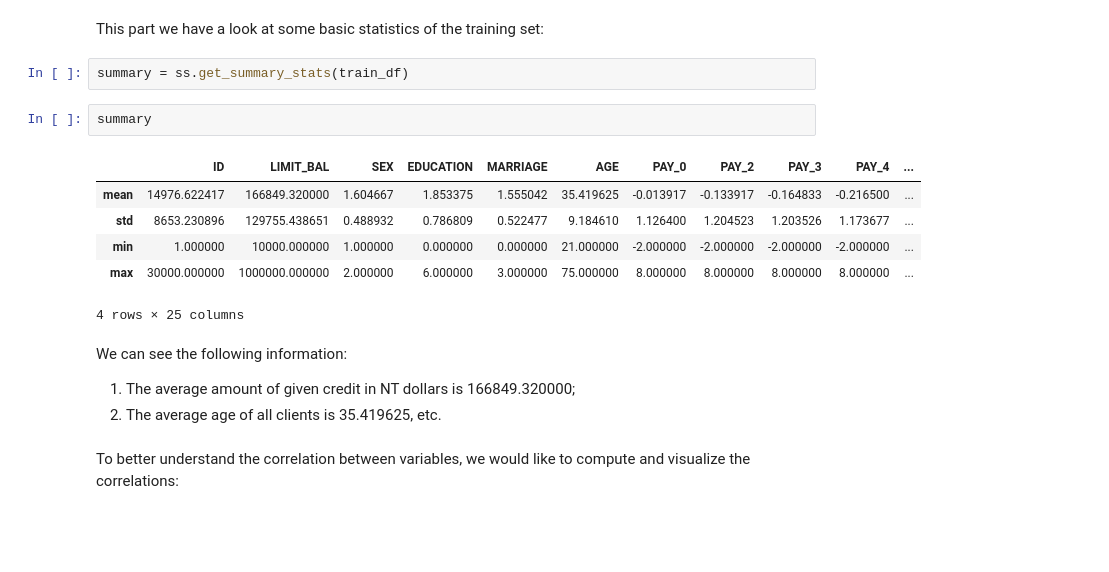
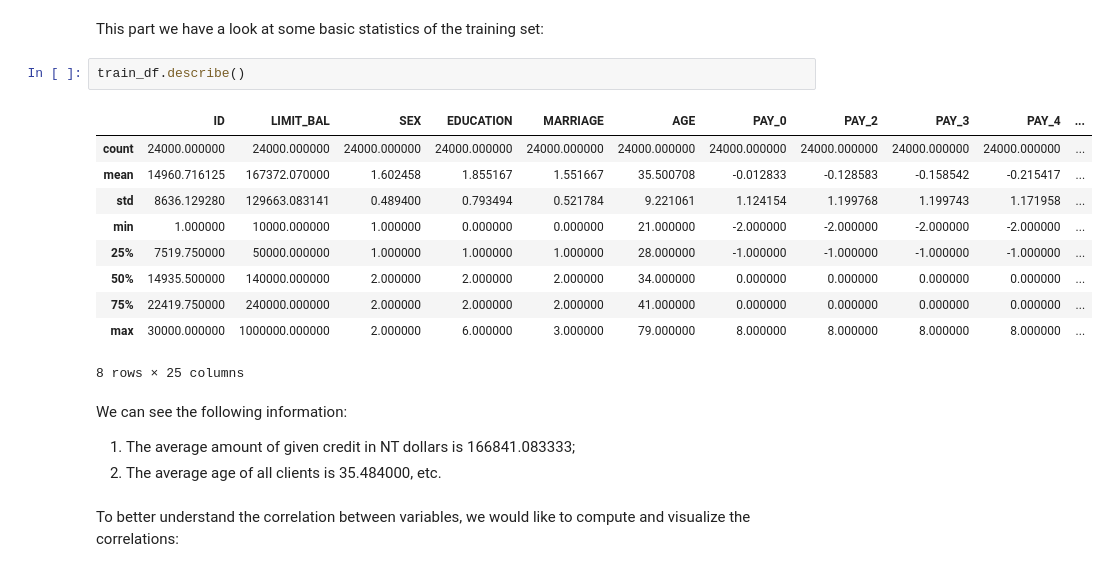
Before and after one commit to hmartin11/DSCI-310-Group-4, a Jupyter notebook: data_analysis.ipynb, the cells around one changed output. Saved outputs shown, nothing was run; the diff lists cells and outputs as text; blank space fills up the shorter version.

```diff
--- a/data_analysis.ipynb
+++ b/data_analysis.ipynb
@@ -135,20 +136,22 @@ Great! The dataset is super clean, and no missing value is found.
 # %% [markdown]
 This part we have a look at some basic statistics of the training set:
 # %%
-summary = ss.get_summary_stats(train_df)
+train_df.describe()
+# %% [output]
+|  | ID | LIMIT_BAL | SEX | EDUCATION | MARRIAGE | AGE | PAY_0 | PAY_2 | PAY_3 | PAY_4 | ... |
+| count | 24000.000000 | 24000.000000 | 24000.000000 | 24000.000000 | 24000.000000 | 24000.000000 | 24000.000000 | 24000.000000 | 24000.000000 | 24000.000000 | ... |
+| mean | 14960.716125 | 167372.070000 | 1.602458 | 1.855167 | 1.551667 | 35.500708 | -0.012833 | -0.128583 | -0.158542 | -0.215417 | ... |
+| std | 8636.129280 | 129663.083141 | 0.489400 | 0.793494 | 0.521784 | 9.221061 | 1.124154 | 1.199768 | 1.199743 | 1.171958 | ... |
+| min | 1.000000 | 10000.000000 | 1.000000 | 0.000000 | 0.000000 | 21.000000 | -2.000000 | -2.000000 | -2.000000 | -2.000000 | ... |
+| 25% | 7519.750000 | 50000.000000 | 1.000000 | 1.000000 | 1.000000 | 28.000000 | -1.000000 | -1.000000 | -1.000000 | -1.000000 | ... |
+| 50% | 14935.500000 | 140000.000000 | 2.000000 | 2.000000 | 2.000000 | 34.000000 | 0.000000 | 0.000000 | 0.000000 | 0.000000 | ... |
+| 75% | 22419.750000 | 240000.000000 | 2.000000 | 2.000000 | 2.000000 | 41.000000 | 0.000000 | 0.000000 | 0.000000 | 0.000000 | ... |
+| max | 30000.000000 | 1000000.000000 | 2.000000 | 6.000000 | 3.000000 | 79.000000 | 8.000000 | 8.000000 | 8.000000 | 8.000000 | ... |
+8 rows × 25 columns
-# %%
-summary
-# %% [output]
-|  | ID | LIMIT_BAL | SEX | EDUCATION | MARRIAGE | AGE | PAY_0 | PAY_2 | PAY_3 | PAY_4 | ... |
-| mean | 14976.622417 | 166849.320000 | 1.604667 | 1.853375 | 1.555042 | 35.419625 | -0.013917 | -0.133917 | -0.164833 | -0.216500 | ... |
-| std | 8653.230896 | 129755.438651 | 0.488932 | 0.786809 | 0.522477 | 9.184610 | 1.126400 | 1.204523 | 1.203526 | 1.173677 | ... |
-| min | 1.000000 | 10000.000000 | 1.000000 | 0.000000 | 0.000000 | 21.000000 | -2.000000 | -2.000000 | -2.000000 | -2.000000 | ... |
-| max | 30000.000000 | 1000000.000000 | 2.000000 | 6.000000 | 3.000000 | 75.000000 | 8.000000 | 8.000000 | 8.000000 | 8.000000 | ... |
-4 rows × 25 columns
 # %% [markdown]
 We can see the following information:
-1. The average amount of given credit in NT dollars is 166849.320000;
-2. The average age of all clients is 35.419625, etc.
+1. The average amount of given credit in NT dollars is 166841.083333;
+2. The average age of all clients is 35.484000, etc.
 # %% [markdown]
 To better understand the correlation between variables, we would like to compute and visualize the correlations:
 # %%
```
Also changed, not shown: parts of 15 cells of this notebook, 10 other files.
